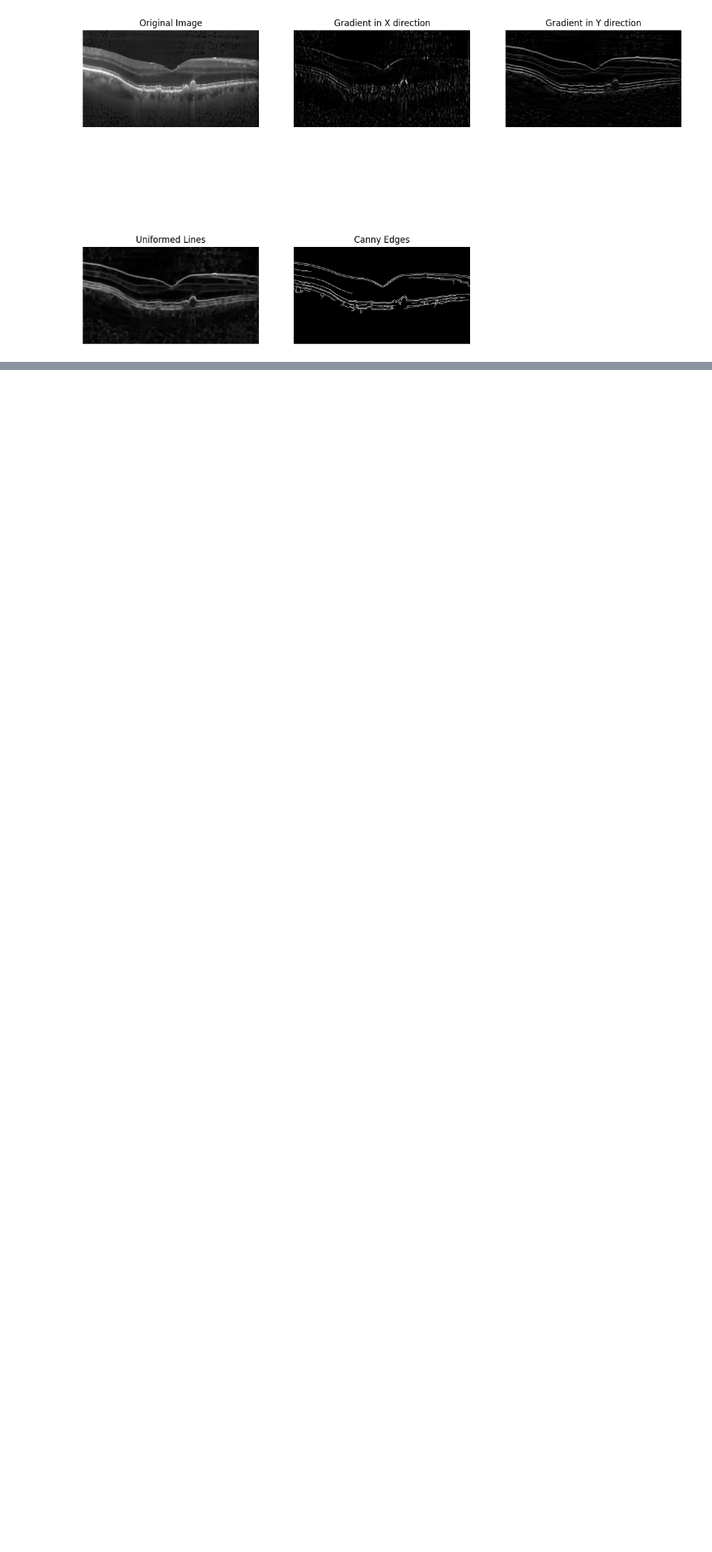
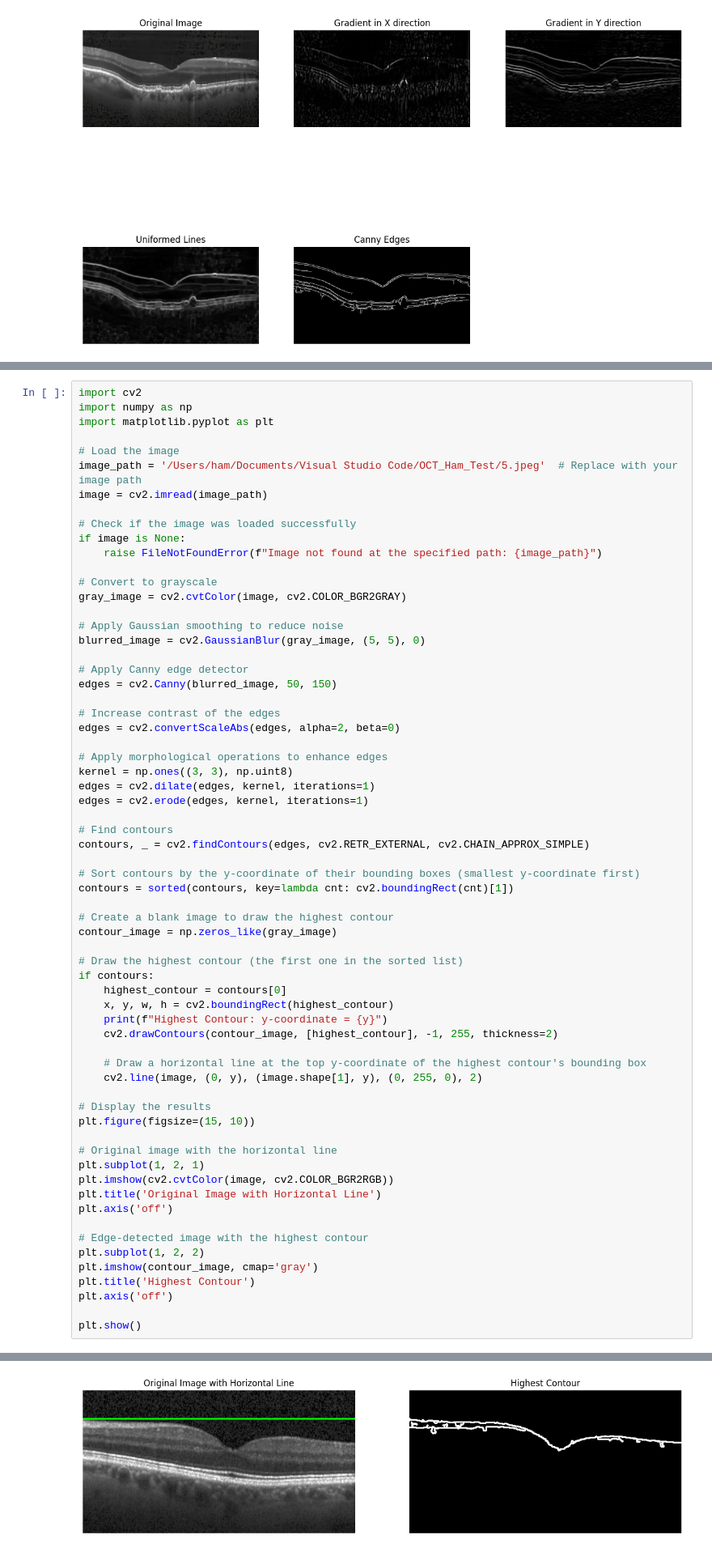
Before and after one commit to HamGNX/OCT_Ham_Test, a Jupyter notebook: nv.ipynb, the cells around one changed output, grey strips where cells are left out. Shown at 81% size. Drawn from its saved outputs; the diff is of its cells as text; blank space fills up the shorter version.

```diff
--- a/nv.ipynb
+++ b/nv.ipynb
@@ -199,0 +200,66 @@ plt.show()
+# %%
+import cv2
+import numpy as np
+import matplotlib.pyplot as plt
+
+# Load the image
+image_path = '/Users/ham/Documents/Visual Studio Code/OCT_Ham_Test/5.jpeg'  # Replace with your image path
+image = cv2.imread(image_path)
+
+# Check if the image was loaded successfully
+if image is None:
+    raise FileNotFoundError(f"Image not found at the specified path: {image_path}")
+
+# Convert to grayscale
+gray_image = cv2.cvtColor(image, cv2.COLOR_BGR2GRAY)
+
+# Apply Gaussian smoothing to reduce noise
+blurred_image = cv2.GaussianBlur(gray_image, (5, 5), 0)
+
+# Apply Canny edge detector
+edges = cv2.Canny(blurred_image, 50, 150)
+
+# Increase contrast of the edges
+edges = cv2.convertScaleAbs(edges, alpha=2, beta=0)
+
+# Apply morphological operations to enhance edges
+kernel = np.ones((3, 3), np.uint8)
+edges = cv2.dilate(edges, kernel, iterations=1)
+edges = cv2.erode(edges, kernel, iterations=1)
+
+# Find contours
+contours, _ = cv2.findContours(edges, cv2.RETR_EXTERNAL, cv2.CHAIN_APPROX_SIMPLE)
+
+# Sort contours by the y-coordinate of their bounding boxes (smallest y-coordinate first)
+contours = sorted(contours, key=lambda cnt: cv2.boundingRect(cnt)[1])
+
+# Create a blank image to draw the highest contour
+contour_image = np.zeros_like(gray_image)
+
+# Draw the highest contour (the first one in the sorted list)
+if contours:
+    highest_contour = contours[0]
+    x, y, w, h = cv2.boundingRect(highest_contour)
+    print(f"Highest Contour: y-coordinate = {y}")
+    cv2.drawContours(contour_image, [highest_contour], -1, 255, thickness=2)
+
+    # Draw a horizontal line at the top y-coordinate of the highest contour's bounding box
+    cv2.line(image, (0, y), (image.shape[1], y), (0, 255, 0), 2)
+
+# Display the results
+plt.figure(figsize=(15, 10))
+
+# Original image with the horizontal line
+plt.subplot(1, 2, 1)
+plt.imshow(cv2.cvtColor(image, cv2.COLOR_BGR2RGB))
+plt.title('Original Image with Horizontal Line')
+plt.axis('off')
+
+# Edge-detected image with the highest contour
+plt.subplot(1, 2, 2)
+plt.imshow(contour_image, cmap='gray')
+plt.title('Highest Contour')
+plt.axis('off')
+
+plt.show()
+# %% [output]
@@ -199,0 +267 @@ plt.show()
+[figure, added]
```
Also changed, not shown: parts of 2 cells of this notebook, 6 other files.
